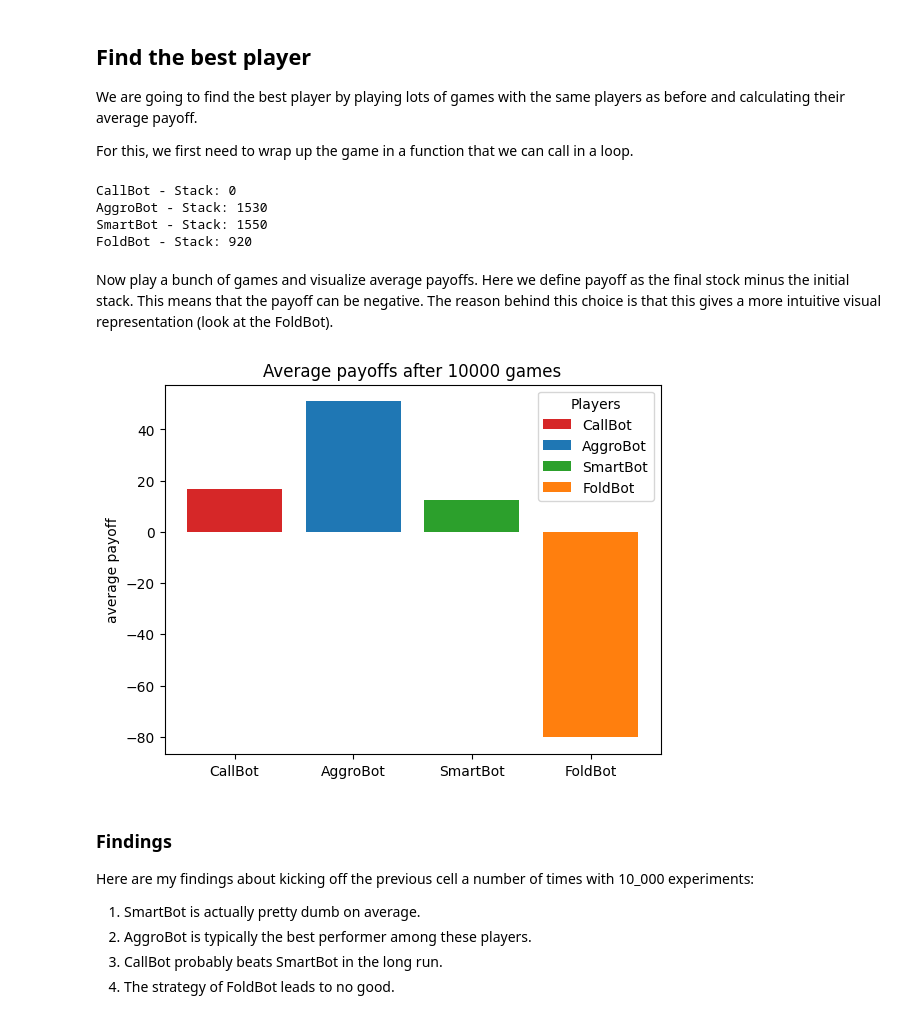
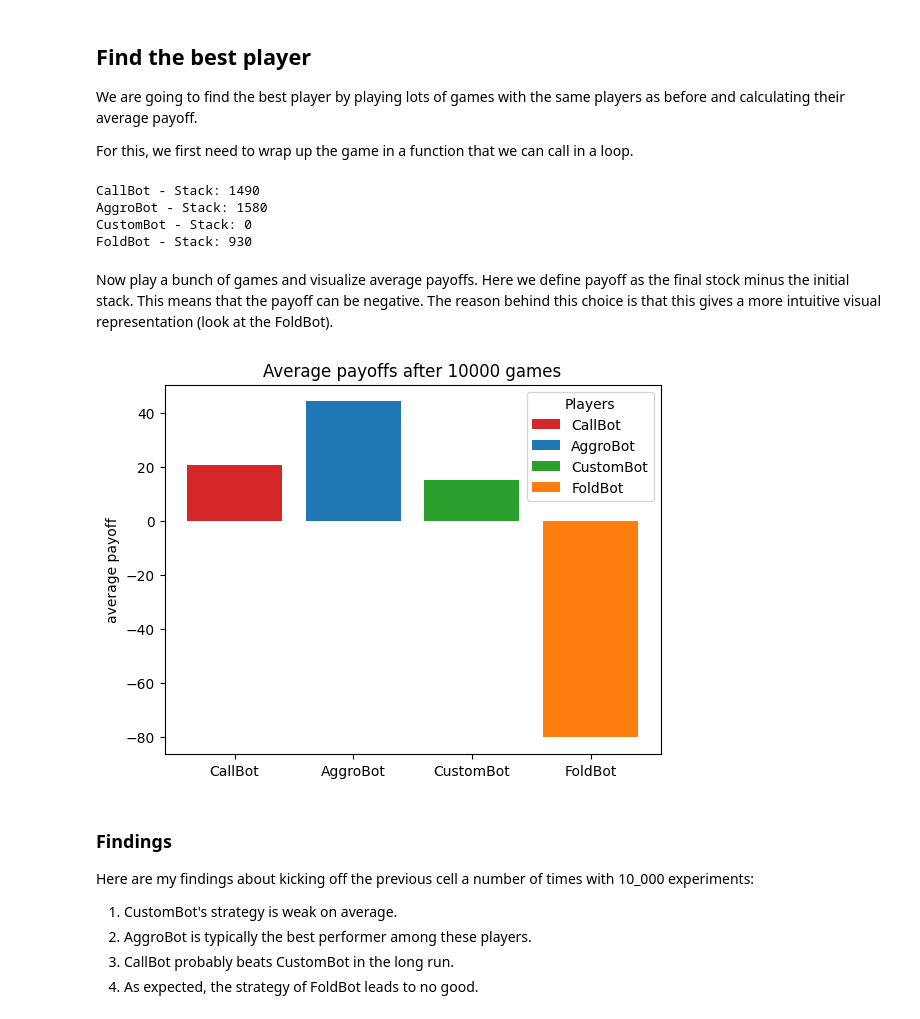
Before and after one commit to BALOGHBence/maverick, a Jupyter notebook: sandbox/game_example.ipynb, the cells around one changed output. Saved outputs shown, nothing was run; the diff lists cells and outputs as text; code cells hidden in the pictures.

```diff
--- a/sandbox/game_example.ipynb
+++ b/sandbox/game_example.ipynb
@@ -76,6 +24,6 @@ class AggressiveBot(Player):
 # %%
-class SmartBot(Player):
-    """A strategic bot that considers hand strength."""
+class CustomBot(Player):
+    """A custom implementation of a player bot."""
 
     def decide_action(
         self,
@@ -83,7 +31,6 @@ class SmartBot(Player):
         valid_actions: list[ActionType],
         min_raise: int
     ) -> PlayerAction:
-        """Make strategic decisions based on game state."""
         # Simple strategy: aggressive early, cautious later
         pot_size = game_state.pot
 
@@ -92,26 +39,26 @@ class SmartBot(Player):
             if ActionType.CHECK in valid_actions:
                 return PlayerAction(player_id=self.id, action_type=ActionType.CHECK)
             elif ActionType.CALL in valid_actions:
-                call_amount = game_state.current_bet - self.current_bet
+                call_amount = game_state.current_bet - self.state.current_bet
                 # Only call small bets pre-flop
                 if call_amount <= game_state.big_blind * 3:
-                    if call_amount <= self.stack:
+                    if call_amount <= self.state.stack:
                         return PlayerAction(player_id=self.id, action_type=ActionType.CALL, amount=call_amount)
             return PlayerAction(player_id=self.id, action_type=ActionType.FOLD)
 
         # Post-flop, consider pot size
         if ActionType.BET in valid_actions and pot_size < game_state.big_blind * 10:
             bet_amount = pot_size // 2
-            if bet_amount <= self.stack and bet_amount >= game_state.min_bet:
+            if bet_amount <= self.state.stack and bet_amount >= game_state.min_bet:
                 return PlayerAction(player_id=self.id, action_type=ActionType.BET, amount=bet_amount)
 
         if ActionType.CHECK in valid_actions:
             return PlayerAction(player_id=self.id, action_type=ActionType.CHECK)
 
         if ActionType.CALL in valid_actions:
-            call_amount = game_state.current_bet - self.current_bet
+            call_amount = game_state.current_bet - self.state.current_bet
             # Use pot odds to decide
-            if call_amount <= pot_size // 3 and call_amount <= self.stack:
+            if call_amount <= pot_size // 3 and call_amount <= self.state.stack:
                 return PlayerAction(player_id=self.id, action_type=ActionType.CALL, amount=call_amount)
 
         return PlayerAction(player_id=self.id, action_type=ActionType.FOLD)
@@ -131,10 +78,10 @@ game = Game(small_blind=10, big_blind=20, max_hands=40)
 
 # Create and add players with different strategies
 players: list[PlayerLike] = [
-    CallBot(id="p1", name="CallBot", stack=1000, seat=0),
-    AggressiveBot(id="p2", name="AggroBot", stack=1000, seat=1),
-    SmartBot(id="p3", name="SmartBot", stack=1000, seat=2),
-    FoldBot(id="p4", name="FoldBot", stack=1000, seat=3),
+    CallBot(id="p1", name="CallBot", state=PlayerState(stack=1000, seat=0)),
+    AggressiveBot(id="p2", name="AggroBot", state=PlayerState(stack=1000, seat=1)),
+    CustomBot(id="p3", name="CustomBot", state=PlayerState(stack=1000, seat=2)),
+    FoldBot(id="p4", name="FoldBot", state=PlayerState(stack=1000, seat=3)),
 ]
 
 for player in players:
@@ -203,10 +151,10 @@ def play_game(
     game = Game(small_blind=small_blind, big_blind=big_blind, max_hands=max_hands)
 
     players: list[PlayerLike] = [
-        CallBot(id="p1", name="CallBot", stack=initial_stack, seat=0),
-        AggressiveBot(id="p2", name="AggroBot", stack=initial_stack, seat=1),
-        SmartBot(id="p3", name="SmartBot", stack=initial_stack, seat=2),
-        FoldBot(id="p4", name="FoldBot", stack=initial_stack, seat=3),
+        CallBot(id="p1", name="CallBot", state=PlayerState(stack=initial_stack, seat=0)),
+        AggressiveBot(id="p2", name="AggroBot", state=PlayerState(stack=initial_stack, seat=1)),
+        CustomBot(id="p3", name="CustomBot", state=PlayerState(stack=initial_stack, seat=2)),
+        FoldBot(id="p4", name="FoldBot", state=PlayerState(stack=initial_stack, seat=3)),
     ]
 
     for player in players:
@@ -217,17 +165,15 @@ def play_game(
     return players, game
 
 
-# Play a single game
+# Test by playing a single game and printing the final stacks
 players, game = play_game(small_blind=10, big_blind=20, max_hands=10, initial_stack=1000)
-
-# Print final stacks
 for player in players:
-    print(f"{player.name} - Stack: {player.stack}")
+    print(f"{player.name} - Stack: {player.state.stack}")
 # %% [output]
-CallBot - Stack: 0
-AggroBot - Stack: 1530
-SmartBot - Stack: 1550
-FoldBot - Stack: 920
+CallBot - Stack: 1490
+AggroBot - Stack: 1580
+CustomBot - Stack: 0
+FoldBot - Stack: 930
 # %% [markdown]
 Now play a bunch of games and visualize average payoffs. Here we define payoff as the final stock minus the initial stack. This means that the payoff can be negative. The reason behind this choice is that this gives a more intuitive visual representation (look at the FoldBot).
 # %%
@@ -251,41 +197,41 @@ play = partial(
 )
 
 # Collect results
 results = {p.name : [] for p in players}
 for _ in range(n_game):
     players, game = play()
     for player in players:
-        results[player.name].append(player.stack - initial_stack)
+        results[player.name].append(player.state.stack - initial_stack)
 
 # Compute average payoffs
 average_payoffs = {name: sum(payoffs)/n_game for name, payoffs in results.items()}
 
 # --------------------------------- Plotting ---------------------------------
 
 fig, ax = plt.subplots()
 
 names = []
 avg_payoffs = []
 for name, avg_payoff in average_payoffs.items():
     names.append(name)
     avg_payoffs.append(avg_payoff)
 
 bar_colors = ['tab:red', 'tab:blue', 'tab:green', 'tab:orange']
 ax.bar(names, avg_payoffs, label=names, color=bar_colors)
 
 ax.set_ylabel('average payoff')
 ax.set_title(f'Average payoffs after {n_game} games')
 ax.legend(title='Players')
 
 plt.show()
 # %% [output]
-[figure, old version]
+[figure, new version]
 # %% [markdown]
 ### Findings
 
 Here are my findings about kicking off the previous cell a number of times with 10_000 experiments:
 
-1) SmartBot is actually pretty dumb on average.
+1) CustomBot's strategy is weak on average.
 2) AggroBot is typically the best performer among these players.
-3) CallBot probably beats SmartBot in the long run.
-4) The strategy of FoldBot leads to no good.
+3) CallBot probably beats CustomBot in the long run.
+4) As expected, the strategy of FoldBot leads to no good.
```
Also changed, not shown: parts of 7 cells of this notebook, 2 other files.
